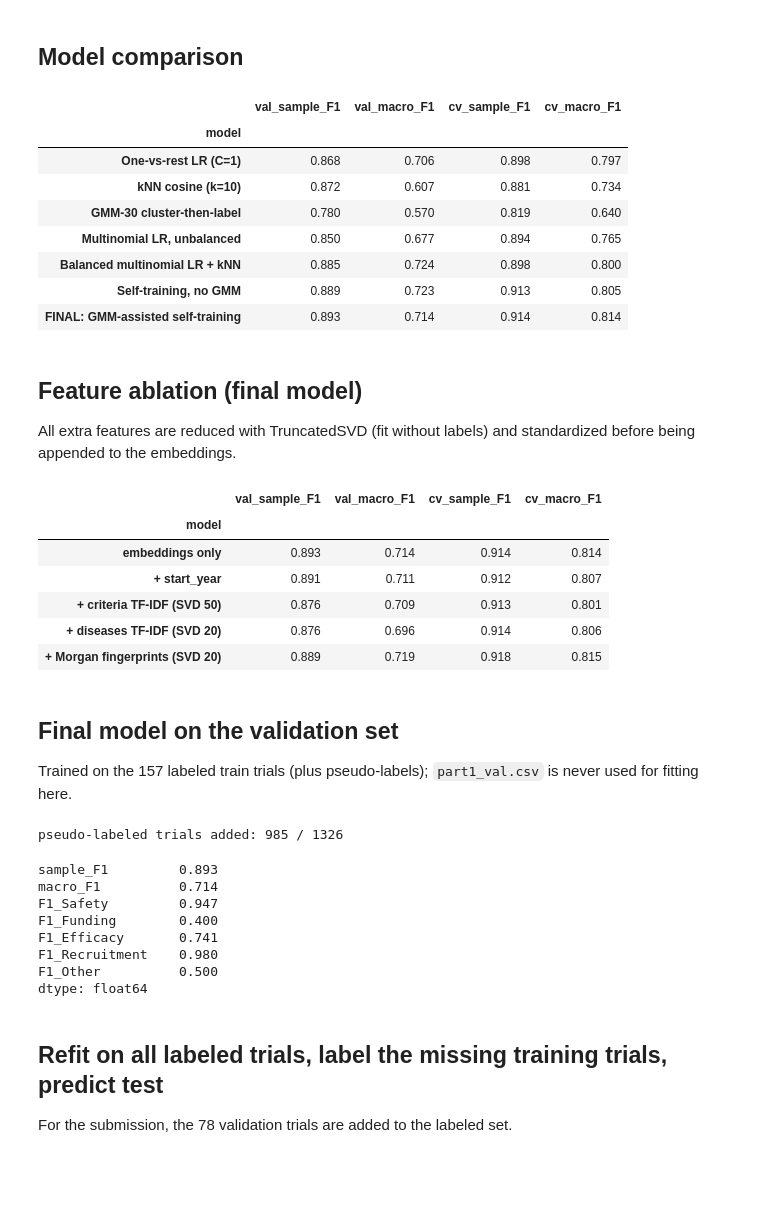
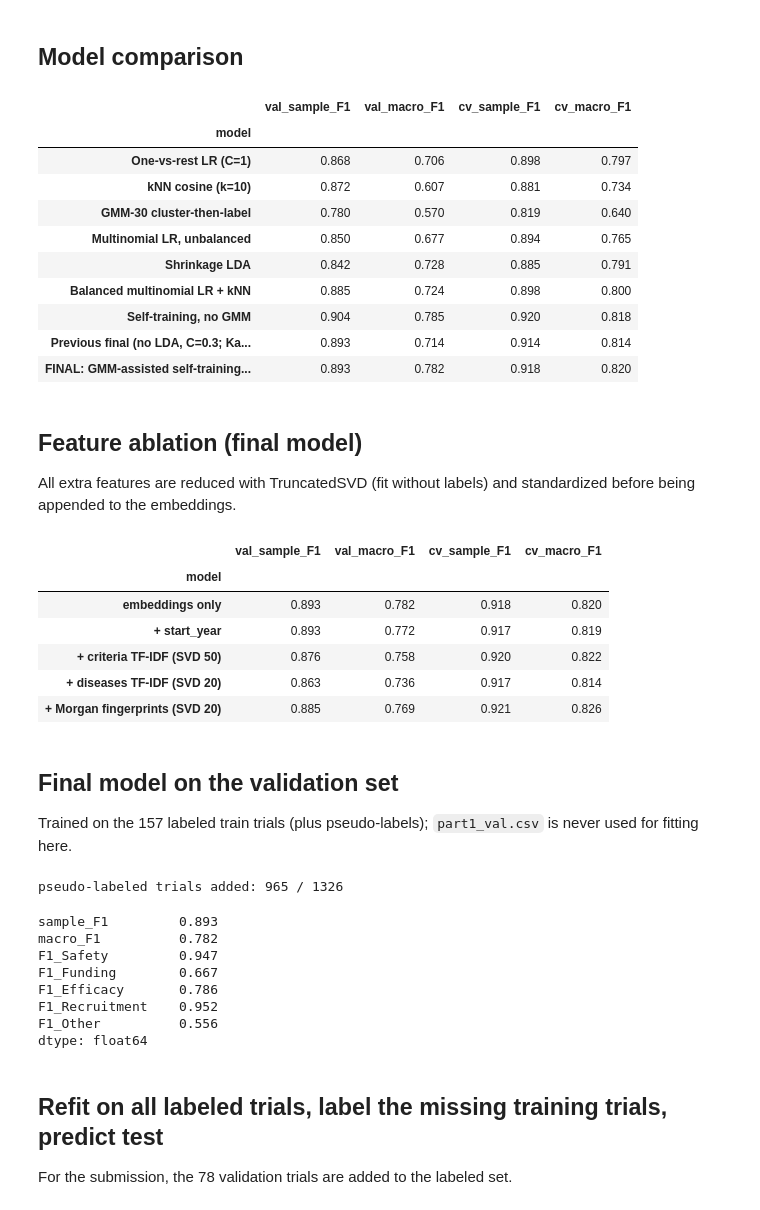
Before and after one commit to anihadagali7/AML-Midterm, a Jupyter notebook: midterm/part1_best_model.ipynb, the cells around one changed output. Cells and saved outputs as stored; diff of their text form; code cells hidden in the pictures; blank space fills up the shorter version.

```diff
--- a/midterm/part1_best_model.ipynb
+++ b/midterm/part1_best_model.ipynb
@@ -104,17 +110,27 @@ def gmm_cluster_label(Xl, Yl, Xq, a=1.0):
     return Rq @ cluster_dist
 
 
-def base_model(Xl, Yl, Xq, w_knn=0.3):
-    return (1 - w_knn) * multinomial_lr(Xl, Yl, Xq) + w_knn * knn(Xl, Yl, Xq)
+def shrinkage_lda(Xl, Yl, Xq):
+    X, y, _ = expand(Xl, Yl, np.ones(len(Yl)))
+    k = len(np.unique(y))
+    m = LinearDiscriminantAnalysis(solver='lsqr', shrinkage='auto', priors=np.ones(k) / k).fit(X, y)
+    P = np.zeros((len(Xq), 5))
+    P[:, m.classes_] = m.predict_proba(Xq)
+    return P
 
 
-def final_model(Xl, Yl, Xq, Xu, w_gmm=0.2, conf=0.8, thr=0.3, rounds=2, return_aug=False):
+def base_model(Xl, Yl, Xq, w_knn=0.3, w_lda=0.2, C=0.1):
+    P = (1 - w_knn - w_lda) * multinomial_lr(Xl, Yl, Xq, C=C) + w_knn * knn(Xl, Yl, Xq)
+    return P + w_lda * shrinkage_lda(Xl, Yl, Xq) if w_lda else P
+
+
+def final_model(Xl, Yl, Xq, Xu, w_gmm=0.2, conf=0.8, thr=0.3, rounds=2, return_aug=False, **base_kw):
     XL, YL = Xl, Yl
     for _ in range(rounds):
-        Pu = (1 - w_gmm) * base_model(XL, YL, Xu) + w_gmm * gmm_cluster_label(XL, YL, Xu)
+        Pu = (1 - w_gmm) * base_model(XL, YL, Xu, **base_kw) + w_gmm * gmm_cluster_label(XL, YL, Xu)
         keep = Pu.max(1) >= conf
         XL, YL = np.vstack([Xl, Xu[keep]]), np.vstack([Yl, decide(Pu, thr)[keep]])
-    P = base_model(XL, YL, Xq)
+    P = base_model(XL, YL, Xq, **base_kw)
     return (P, keep.sum()) if return_aug else P
 # %% [markdown]
 ## Evaluation helpers
@@ -149,30 +165,34 @@ def evaluate(name, fn, Xl=X_tr[is_lab], Xq=X_va, X=X_pool, Xu=X_unl):
 # %%
 def ovr_lr(Xl, Yl, Xq, C=1.0):
     return np.column_stack([LogisticRegression(C=C, max_iter=2000).fit(Xl, Yl[:, j]).predict_proba(Xq)[:, 1]
                             for j in range(5)])
 
 
 candidates = {
     'One-vs-rest LR (C=1)': lambda a, b, c, u: ovr_lr(a, b, c),
     'kNN cosine (k=10)': lambda a, b, c, u: knn(a, b, c),
     'GMM-30 cluster-then-label': lambda a, b, c, u: gmm_cluster_label(a, b, c),
     'Multinomial LR, unbalanced': lambda a, b, c, u: multinomial_lr(a, b, c, balanced=False),
-    'Balanced multinomial LR + kNN': lambda a, b, c, u: base_model(a, b, c),
+    'Shrinkage LDA': lambda a, b, c, u: shrinkage_lda(a, b, c),
+    'Balanced multinomial LR + kNN': lambda a, b, c, u: base_model(a, b, c, w_lda=0, C=0.3),
     'Self-training, no GMM': lambda a, b, c, u: final_model(a, b, c, u, w_gmm=0.0),
-    'FINAL: GMM-assisted self-training': final_model,
+    'Previous final (no LDA, C=0.3; Kaggle 0.89423)': lambda a, b, c, u: final_model(a, b, c, u, w_lda=0, C=0.3),
+    'FINAL: GMM-assisted self-training + LDA': final_model,
 }
 comparison = pd.DataFrame([evaluate(n, f) for n, f in candidates.items()]).set_index('model')
 comparison.round(3)
 # %% [output]
 |  | val_sample_F1 | val_macro_F1 | cv_sample_F1 | cv_macro_F1 |
 | model |  |  |  |  |
 | One-vs-rest LR (C=1) | 0.868 | 0.706 | 0.898 | 0.797 |
 | kNN cosine (k=10) | 0.872 | 0.607 | 0.881 | 0.734 |
 | GMM-30 cluster-then-label | 0.780 | 0.570 | 0.819 | 0.640 |
 | Multinomial LR, unbalanced | 0.850 | 0.677 | 0.894 | 0.765 |
+| Shrinkage LDA | 0.842 | 0.728 | 0.885 | 0.791 |
 | Balanced multinomial LR + kNN | 0.885 | 0.724 | 0.898 | 0.800 |
-| Self-training, no GMM | 0.889 | 0.723 | 0.913 | 0.805 |
-| FINAL: GMM-assisted self-training | 0.893 | 0.714 | 0.914 | 0.814 |
+| Self-training, no GMM | 0.904 | 0.785 | 0.920 | 0.818 |
+| Previous final (no LDA, C=0.3; Ka... | 0.893 | 0.714 | 0.914 | 0.814 |
+| FINAL: GMM-assisted self-training... | 0.893 | 0.782 | 0.918 | 0.820 |
 # %% [markdown]
 ## Feature ablation (final model)
 
@@ -221,11 +241,11 @@ ablation.round(3)
 # %% [output]
 |  | val_sample_F1 | val_macro_F1 | cv_sample_F1 | cv_macro_F1 |
 | model |  |  |  |  |
-| embeddings only | 0.893 | 0.714 | 0.914 | 0.814 |
-| + start_year | 0.891 | 0.711 | 0.912 | 0.807 |
-| + criteria TF-IDF (SVD 50) | 0.876 | 0.709 | 0.913 | 0.801 |
-| + diseases TF-IDF (SVD 20) | 0.876 | 0.696 | 0.914 | 0.806 |
-| + Morgan fingerprints (SVD 20) | 0.889 | 0.719 | 0.918 | 0.815 |
+| embeddings only | 0.893 | 0.782 | 0.918 | 0.820 |
+| + start_year | 0.893 | 0.772 | 0.917 | 0.819 |
+| + criteria TF-IDF (SVD 50) | 0.876 | 0.758 | 0.920 | 0.822 |
+| + diseases TF-IDF (SVD 20) | 0.863 | 0.736 | 0.917 | 0.814 |
+| + Morgan fingerprints (SVD 20) | 0.885 | 0.769 | 0.921 | 0.826 |
 # %% [markdown]
 ## Final model on the validation set
 
@@ -236,14 +256,14 @@ val_metrics = pd.Series(metrics(Y_va, decide(P_va)))
 print(f'pseudo-labeled trials added: {n_pseudo} / {len(X_unl)}')
 val_metrics.round(3)
 # %% [output]
-pseudo-labeled trials added: 985 / 1326
+pseudo-labeled trials added: 965 / 1326
 sample_F1         0.893
-macro_F1          0.714
+macro_F1          0.782
 F1_Safety         0.947
-F1_Funding        0.400
-F1_Efficacy       0.741
-F1_Recruitment    0.980
-F1_Other          0.500
+F1_Funding        0.667
+F1_Efficacy       0.786
+F1_Recruitment    0.952
+F1_Other          0.556
 dtype: float64
 # %% [markdown]
 ## Refit on all labeled trials, label the missing training trials, predict test
```
Also changed, not shown: parts of 3 cells of this notebook, 4 other files.
